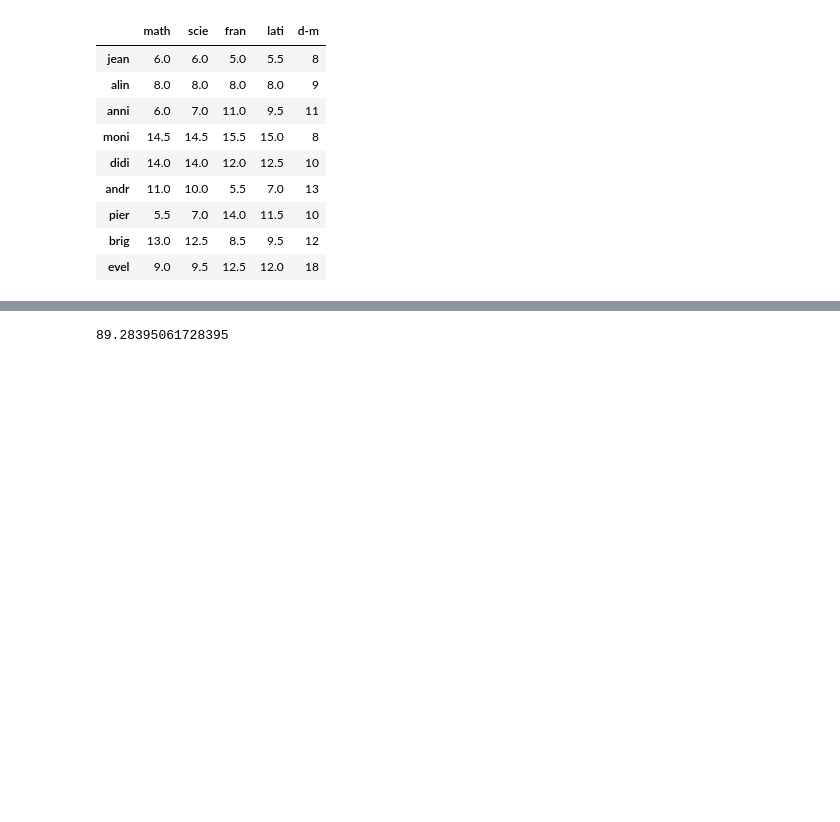
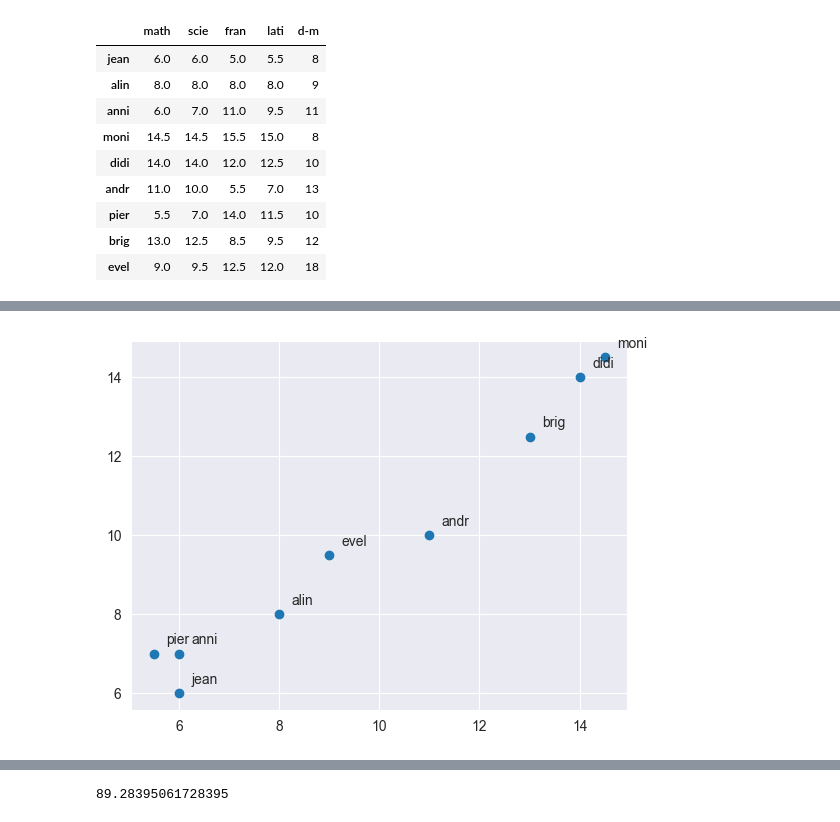
Before and after one commit to Menamot/SY09, a Jupyter notebook: TP03_Representation_euclidienne_des_donnees-enonce/TD3.ipynb, the cells around one changed output, grey strips where cells are left out. Drawn from its saved outputs; the diff is of its cells as text; code cells hidden in the pictures; blank space fills up the shorter version.

```diff
--- a/TP03_Representation_euclidienne_des_donnees-enonce/TD3.ipynb
+++ b/TP03_Representation_euclidienne_des_donnees-enonce/TD3.ipynb
@@ -49,0 +55,5 @@ sns.histplot(data=notes_melt,x=notes_melt.value,y="variable",hue="index")
+# %%
+plt.scatter(notes.math, notes.scie)
+add_labels(notes.math, notes.scie, notes.index)
+# %% [output]
+[figure, added]
```
Also changed, not shown: parts of 16 cells of this notebook, 20 other files.
